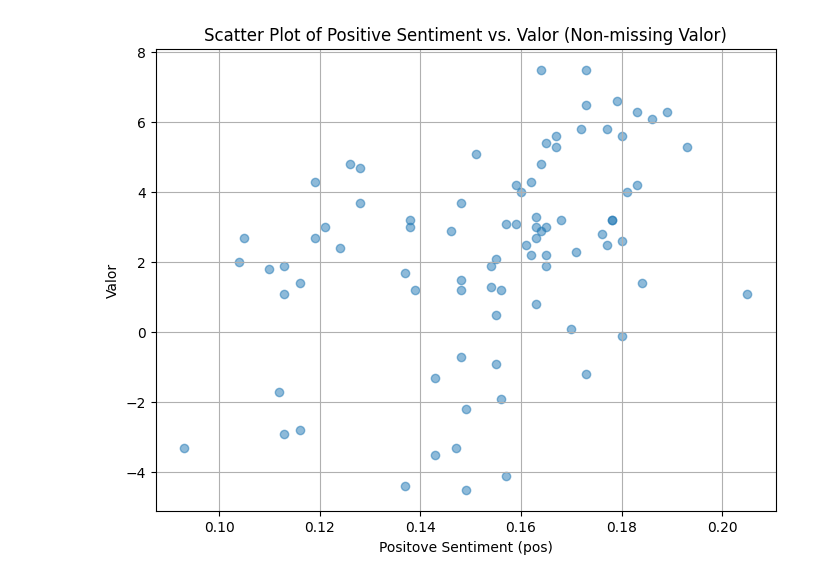
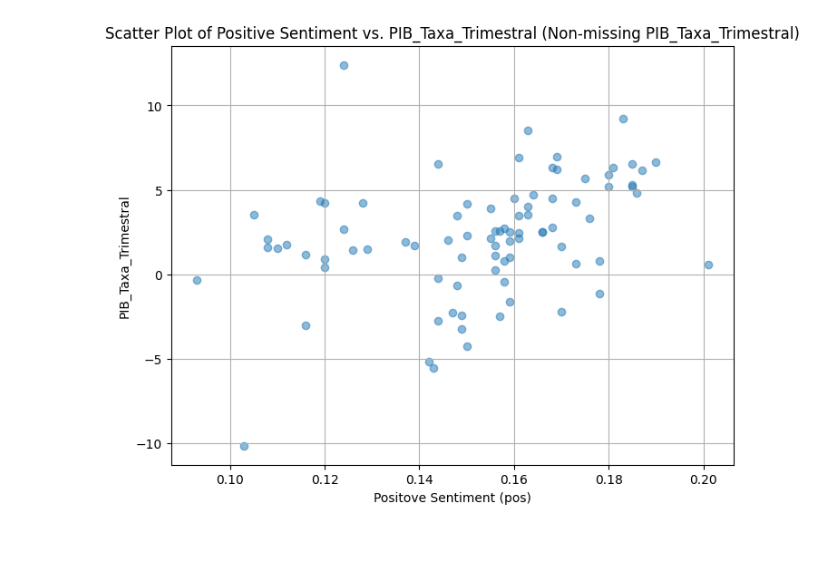
Before and after one commit to dcatrib/tesePython, a Jupyter notebook: Testes_Previsao.ipynb, the cells around one changed output. Saved outputs shown, nothing was run; the diff lists cells and outputs as text; code cells hidden in the pictures; blank space fills up the shorter version.

```diff
--- a/Testes_Previsao.ipynb
+++ b/Testes_Previsao.ipynb
@@ -213,19 +184,19 @@ nltk.download('vader_lexicon')
 analyzer = SentimentIntensityAnalyzer()
 
 # Convert the 'Texto Processado2' column to strings, handling NaN values
-df_agrupado['Texto Processado2'] = df_agrupado['Texto Processado2'].astype(str)
+df_final['Texto Processado2'] = df_final['Texto Processado2'].astype(str)
 
-df_agrupado['polarity'] = df_agrupado['Texto Processado2'].apply(lambda x: analyzer.polarity_scores(x))
+df_final['polarity'] = df_final['Texto Processado2'].apply(lambda x: analyzer.polarity_scores(x))
 
 
 # Change data structure
-df_agrupado = pd.concat(
-    [df_agrupado.drop(['polarity'], axis=1),
-     df_agrupado['polarity'].apply(pd.Series)], axis=1)
-df_agrupado.head(4)
+df_final = pd.concat(
+    [df_final.drop(['polarity'], axis=1),
+     df_final['polarity'].apply(pd.Series)], axis=1)
+df_final.head(4)
 # Create new variable with sentiment "neutral," "positive" and "negative"
-df_agrupado['sentiment'] = df_agrupado['compound'].apply(lambda x: 'positive' if x >0 else 'neutral' if x==0 else 'negative')
-df_agrupado.head(4)
+df_final['sentiment'] = df_final['compound'].apply(lambda x: 'positive' if x >0 else 'neutral' if x==0 else 'negative')
+df_final.head(4)
 # %% [output]
 [nltk_data] Downloading package vader_lexicon to /root/nltk_data...
 [nltk_data]   Package vader_lexicon is already up-to-date!
@@ -237,23 +208,23 @@ df_agrupado.head(4)
 # %%
 import matplotlib.pyplot as plt
 
 # Filter the DataFrame to include only rows where 'Valor' is not missing
-filtered_df = df_agrupado
+filtered_df = df_final
 
 # Extract the 'neg' and 'Valor' columns from the filtered DataFrame
 pos_values = filtered_df['pos']
-valor_values = filtered_df['Valor']
+valor_values = filtered_df['PIB_Taxa_Trimestral']
 
 # Create the scatter plot
 plt.figure(figsize=(8, 6))  # Adjust figure size if needed
 plt.scatter(pos_values, valor_values, alpha=0.5)  # alpha controls point transparency
 plt.xlabel("Positove Sentiment (pos)")
-plt.ylabel("Valor")
-plt.title("Scatter Plot of Positive Sentiment vs. Valor (Non-missing Valor)")
+plt.ylabel("PIB_Taxa_Trimestral")
+plt.title("Scatter Plot of Positive Sentiment vs. PIB_Taxa_Trimestral (Non-missing PIB_Taxa_Trimestral)")
 plt.grid(True)  # Add a grid for better visualization
 plt.show()
 # %% [output]
-[figure, old version]
+[figure, new version]
 # %%
 # Função para obter o vetor médio
 def get_average_vector(text):
```
Also changed, not shown: parts of 11 cells of this notebook.
